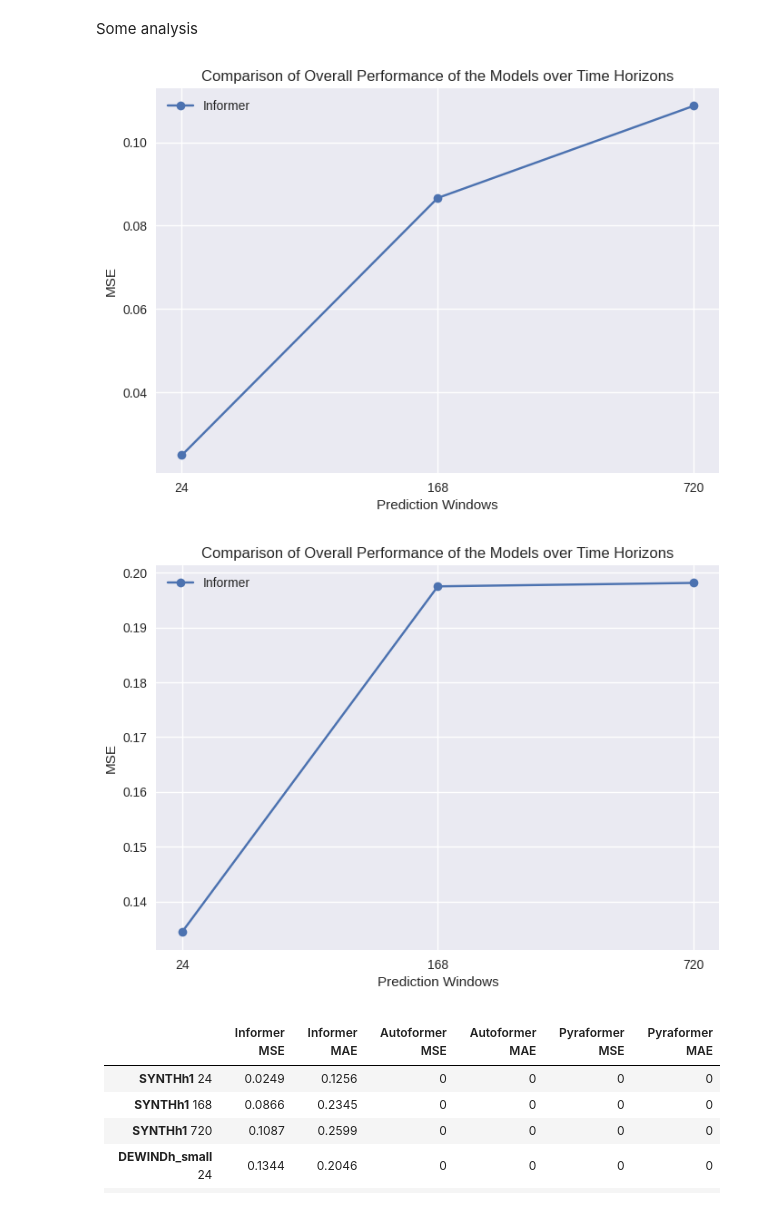
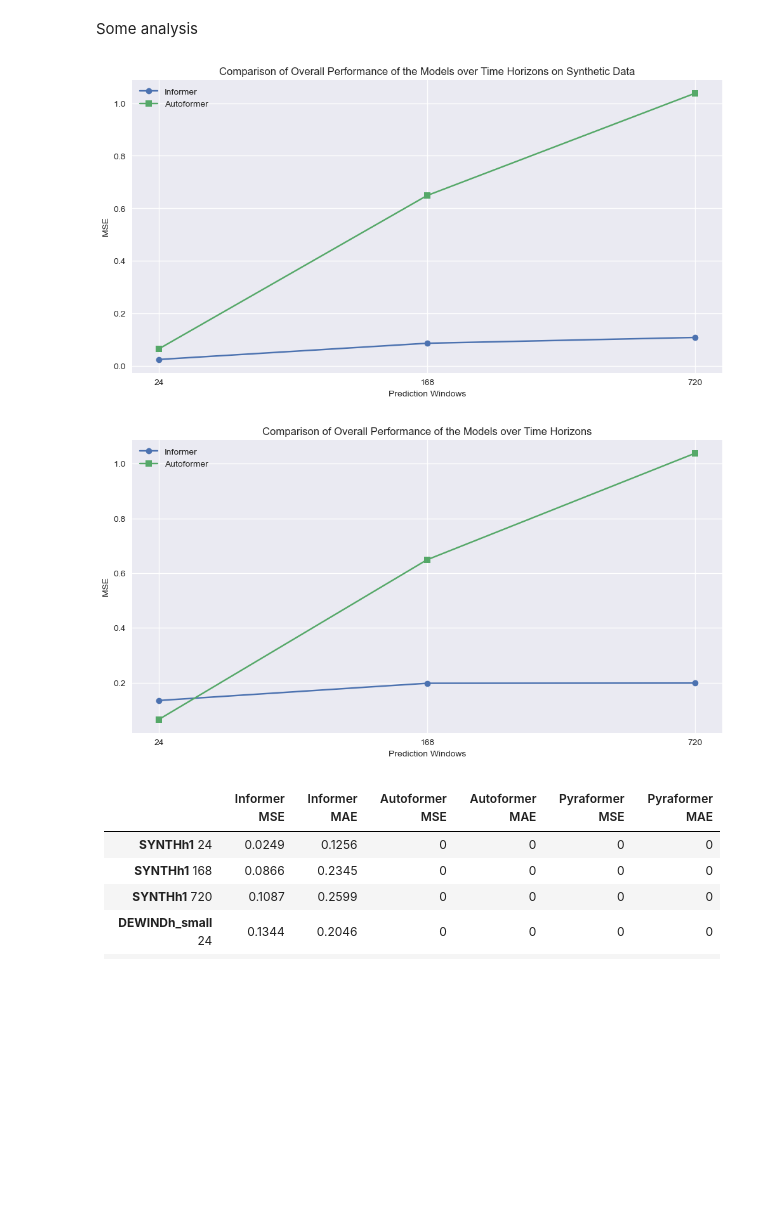
Before and after one commit to anasashb/TransformersEnergyTS, a Jupyter notebook: prototype.ipynb, the cells around one changed output. Saved outputs shown, nothing was run; the diff lists cells and outputs as text; code cells hidden in the pictures; blank space fills up the shorter version.

```diff
--- a/prototype.ipynb
+++ b/prototype.ipynb
@@ -303,18 +313,25 @@ plt.close()
 # %% [markdown]
 ### **4.2) 168-Hour Windows (Week)**
 # %%
-# Load Informer Results for 24-Hour Synthetic Data
+# Load Informer Results for 168-Hour Synthetic Data
 informer_synthpreds_168 = np.load('results/informerstack_SYNTHh1_ftS_sl96_ll48_pl168_dm512_nh8_el[3, 2, 1]_dl2_df2048_atprob_fc5_ebtimeF_dtTrue_mxTrue_exp_0/pred.npy')
-synthtrue_168 = np.load('results/informerstack_SYNTHh1_ftS_sl96_ll48_pl168_dm512_nh8_el[3, 2, 1]_dl2_df2048_atprob_fc5_ebtimeF_dtTrue_mxTrue_exp_0/true.npy')
+informer_synthtrue_168 = np.load('results/informerstack_SYNTHh1_ftS_sl96_ll48_pl168_dm512_nh8_el[3, 2, 1]_dl2_df2048_atprob_fc5_ebtimeF_dtTrue_mxTrue_exp_0/true.npy')
 informer_synthmetrics_168 = np.load('results/informerstack_SYNTHh1_ftS_sl96_ll48_pl168_dm512_nh8_el[3, 2, 1]_dl2_df2048_atprob_fc5_ebtimeF_dtTrue_mxTrue_exp_0/metrics.npy')
 
-# Load Informer Results for 24-hour Wind Data
+# Load Informer Results for 168-hour Wind Data
 informer_windpreds_168 = np.load('results/informerstack_DEWINDh_small_ftS_sl96_ll48_pl168_dm512_nh8_el[3, 2, 1]_dl2_df2048_atprob_fc5_ebtimeF_dtTrue_mxTrue_exp_0/pred.npy')
-windtrue_168 = np.load('results/informerstack_DEWINDh_small_ftS_sl96_ll48_pl168_dm512_nh8_el[3, 2, 1]_dl2_df2048_atprob_fc5_ebtimeF_dtTrue_mxTrue_exp_0/true.npy')
+informer_windtrue_168 = np.load('results/informerstack_DEWINDh_small_ftS_sl96_ll48_pl168_dm512_nh8_el[3, 2, 1]_dl2_df2048_atprob_fc5_ebtimeF_dtTrue_mxTrue_exp_0/true.npy')
 informer_windmetrics_168 = np.load('results/informerstack_DEWINDh_small_ftS_sl96_ll48_pl168_dm512_nh8_el[3, 2, 1]_dl2_df2048_atprob_fc5_ebtimeF_dtTrue_mxTrue_exp_0/metrics.npy')
 
-# Load Autoformer Results
+# Load Autoformer Results for 168-Hour Synthetic Data
+autoformer_synthpreds_168 = np.load('results/Synth1_96_168_Autoformer_Synth1_ftS_sl96_ll48_pl168_dm512_nh8_el2_dl1_df2048_fc1_ebtimeF_dtTrue_Exp_0/pred.npy')
+autoformer_synthtrue_168 = np.load('results/Synth1_96_168_Autoformer_Synth1_ftS_sl96_ll48_pl168_dm512_nh8_el2_dl1_df2048_fc1_ebtimeF_dtTrue_Exp_0/true.npy')
+autoformer_synthmetrics_168 = np.load('results/Synth1_96_168_Autoformer_Synth1_ftS_sl96_ll48_pl168_dm512_nh8_el2_dl1_df2048_fc1_ebtimeF_dtTrue_Exp_0/metrics.npy')
 
+# Load Autoformer Results for 168-hour Wind Data
+autoformer_windpreds_168 = np.load('results/Windh1_96_168_Autoformer_Windh1_ftS_sl96_ll48_pl168_dm512_nh8_el2_dl1_df2048_fc1_ebtimeF_dtTrue_Exp_0/pred.npy')
+autoformer_windtrue_168 = np.load('results/Windh1_96_168_Autoformer_Windh1_ftS_sl96_ll48_pl168_dm512_nh8_el2_dl1_df2048_fc1_ebtimeF_dtTrue_Exp_0/true.npy')
+autoformer_windmetrics_168 = np.load('results/Windh1_96_168_Autoformer_Windh1_ftS_sl96_ll48_pl168_dm512_nh8_el2_dl1_df2048_fc1_ebtimeF_dtTrue_Exp_0/metrics.npy')
 
 # Load Pyraformer Results
 # %% [markdown]
@@ -358,17 +375,25 @@ plt.close()
 # %% [markdown]
 ### **4.3) 720-Hour Windows (Month)**
 # %%
-# Load Informer Results for 24-Hour Synthetic Data
+# Load Informer Results for 720-Hour Synthetic Data
 informer_synthpreds_720 = np.load('results/informerstack_SYNTHh1_ftS_sl96_ll48_pl720_dm512_nh8_el[3, 2, 1]_dl2_df2048_atprob_fc5_ebtimeF_dtTrue_mxTrue_exp_0/pred.npy')
-synthtrue_720 = np.load('results/informerstack_SYNTHh1_ftS_sl96_ll48_pl720_dm512_nh8_el[3, 2, 1]_dl2_df2048_atprob_fc5_ebtimeF_dtTrue_mxTrue_exp_0/true.npy')
+informer_synthtrue_720 = np.load('results/informerstack_SYNTHh1_ftS_sl96_ll48_pl720_dm512_nh8_el[3, 2, 1]_dl2_df2048_atprob_fc5_ebtimeF_dtTrue_mxTrue_exp_0/true.npy')
 informer_synthmetrics_720 = np.load('results/informerstack_SYNTHh1_ftS_sl96_ll48_pl720_dm512_nh8_el[3, 2, 1]_dl2_df2048_atprob_fc5_ebtimeF_dtTrue_mxTrue_exp_0/metrics.npy')
 
-# Load Informer Results for 24-hour Wind Data
+# Load Informer Results for 720-hour Wind Data
 informer_windpreds_720 = np.load('results/informerstack_DEWINDh_small_ftS_sl96_ll48_pl720_dm512_nh8_el[3, 2, 1]_dl2_df2048_atprob_fc5_ebtimeF_dtTrue_mxTrue_exp_0/pred.npy')
-windtrue_720 = np.load('results/informerstack_DEWINDh_small_ftS_sl96_ll48_pl720_dm512_nh8_el[3, 2, 1]_dl2_df2048_atprob_fc5_ebtimeF_dtTrue_mxTrue_exp_0/true.npy')
+informer_windtrue_720 = np.load('results/informerstack_DEWINDh_small_ftS_sl96_ll48_pl720_dm512_nh8_el[3, 2, 1]_dl2_df2048_atprob_fc5_ebtimeF_dtTrue_mxTrue_exp_0/true.npy')
 informer_windmetrics_720 = np.load('results/informerstack_DEWINDh_small_ftS_sl96_ll48_pl720_dm512_nh8_el[3, 2, 1]_dl2_df2048_atprob_fc5_ebtimeF_dtTrue_mxTrue_exp_0/metrics.npy')
 
-# Load Autoformer Results
+# Load Autoformer Results for 720-Hour Synthetic Data
+autoformer_synthpreds_720 = np.load('results/Synth1_96_720_Autoformer_Synth1_ftS_sl96_ll48_pl720_dm512_nh8_el2_dl1_df2048_fc1_ebtimeF_dtTrue_Exp_0/pred.npy')
+autoformer_synthtrue_720 = np.load('results/Synth1_96_720_Autoformer_Synth1_ftS_sl96_ll48_pl720_dm512_nh8_el2_dl1_df2048_fc1_ebtimeF_dtTrue_Exp_0/true.npy')
+autoformer_synthmetrics_720 = np.load('results/Synth1_96_720_Autoformer_Synth1_ftS_sl96_ll48_pl720_dm512_nh8_el2_dl1_df2048_fc1_ebtimeF_dtTrue_Exp_0/metrics.npy')
+
+# Load Autoformer Results for 168-hour Wind Data
+autoformer_windpreds_720 = np.load('results/Windh1_96_720_Autoformer_Windh1_ftS_sl96_ll48_pl720_dm512_nh8_el2_dl1_df2048_fc1_ebtimeF_dtTrue_Exp_0/pred.npy')
+autoformer_windtrue_720 = np.load('results/Windh1_96_720_Autoformer_Windh1_ftS_sl96_ll48_pl720_dm512_nh8_el2_dl1_df2048_fc1_ebtimeF_dtTrue_Exp_0/true.npy')
+autoformer_windmetrics_720 = np.load('results/Windh1_96_720_Autoformer_Windh1_ftS_sl96_ll48_pl720_dm512_nh8_el2_dl1_df2048_fc1_ebtimeF_dtTrue_Exp_0/metrics.npy')
 
 
 # Load Pyraformer Results
@@ -416,6 +441,19 @@ plt.close()
 Some analysis
 # %%
 errors_synthetic_informer = [informer_synthmetrics_24[1], informer_synthmetrics_168[1], informer_synthmetrics_720[1]]
-#errors_synthetic_autoformer = []
+errors_synthetic_autoformer = [autoformer_synthmetrics_24[1], autoformer_synthmetrics_168[1], autoformer_synthmetrics_720[1]]
 #errors_synthetic_pyraformer = []
 windows = ['24', '168', '720']
+# %%
+plt.figure(figsize=(12, 6))
+plt.plot(windows, errors_synthetic_informer, marker='o', label='Informer')
+plt.plot(windows, errors_synthetic_autoformer, marker='s', label='Autoformer')
+#plt.plot(windows, errors_synthetic_autoformer, marker='^', label='Pyraformer')
+plt.xlabel('Prediction Windows')
+plt.ylabel('MSE')
+plt.title('Comparison of Overall Performance of the Models over Time Horizons on Synthetic Data')
+plt.legend()
+plt.show()
+plt.close()
+# %% [output]
+[figure, added]
@@ -422,12 +464,13 @@ windows = ['24', '168', '720']
 # %%
-plt.plot(windows, errors_synthetic_informer, marker='o', label='Informer')
-#plt.plot(windows, errors_synthetic_autoformer, marker='s', label='Autoformer')
+plt.figure(figsize=(12, 6))
+plt.plot(windows, errors_wind_informer, marker='o', label='Informer')
+plt.plot(windows, errors_synthetic_autoformer, marker='s', label='Autoformer')
 #plt.plot(windows, errors_synthetic_autoformer, marker='^', label='Pyraformer')
 plt.xlabel('Prediction Windows')
 plt.ylabel('MSE')
 plt.title('Comparison of Overall Performance of the Models over Time Horizons')
 plt.legend()
 plt.show()
 plt.close()
 # %% [output]
-[figure, old version]
+[figure, new version]
@@ -438,15 +477,3 @@ errors_wind_informer = [informer_windmetrics_24[1], informer_windmetrics_168[1],
-# %%
-plt.plot(windows, errors_wind_informer, marker='o', label='Informer')
-#plt.plot(windows, errors_synthetic_autoformer, marker='s', label='Autoformer')
-#plt.plot(windows, errors_synthetic_autoformer, marker='^', label='Pyraformer')
-plt.xlabel('Prediction Windows')
-plt.ylabel('MSE')
-plt.title('Comparison of Overall Performance of the Models over Time Horizons')
-plt.legend()
-plt.show()
-plt.close()
-# %% [output]
-[figure, removed]
 # %% [markdown]
 |  | Informer MSE | Informer MAE | Autoformer MSE | Autoformer MAE | Pyraformer MSE | Pyraformer MAE |
 |---------|-------------|-------------|-------------|-------------|-------------|-------------|
```
Also changed, not shown: parts of 13 cells of this notebook.
